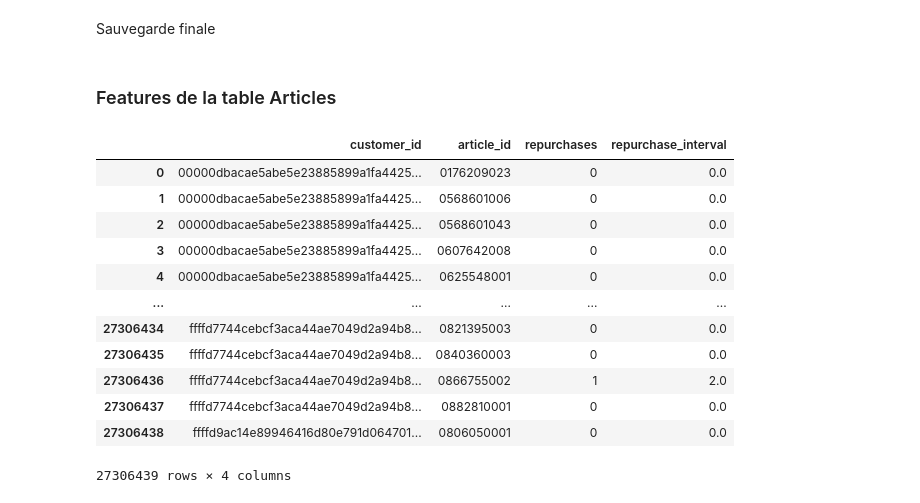
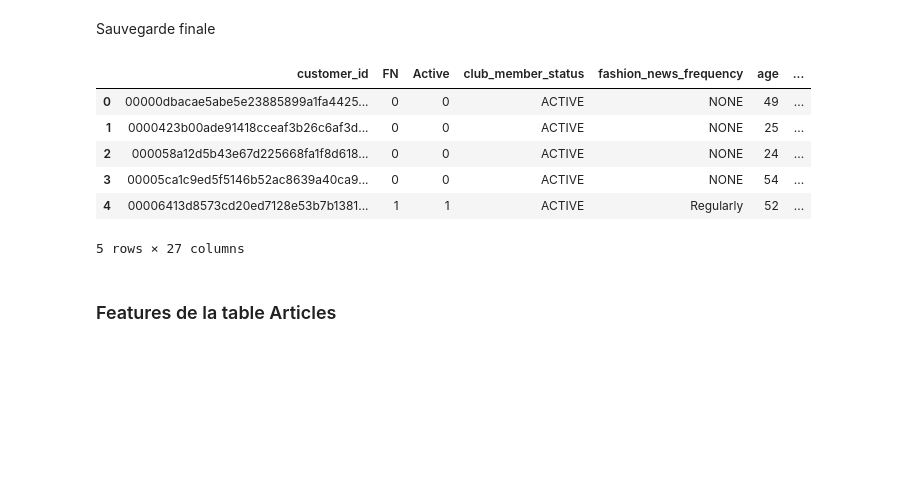
Before and after one commit to treb93/pyhm, a Jupyter notebook: second_iteration_features.ipynb, the cells around one changed output. Cells and saved outputs as stored; diff of their text form; code cells hidden in the pictures; blank space fills up the shorter version.

```diff
--- a/second_iteration_features.ipynb
+++ b/second_iteration_features.ipynb
@@ -255,7 +250,23 @@ customers['group'] = clusters
+# %%
+postal_code_groups = pd.read_pickle('pickles/postal_code_groups.pkl')
+# %%
+customers = customers.merge(postal_code_groups, on = 'postal_code', how = 'left')
+# %%
+customers.drop(columns = 'postal_code', axis = 1, inplace = True)
 # %% [markdown]
 Sauvegarde finale
 # %%
 customers.to_pickle('pickles/customers_second_iteration.pkl')
+# %%
+customers.head(5)
+# %% [output]
+|  | customer_id | FN | Active | club_member_status | fashion_news_frequency | age | ... |
+| 0 | 00000dbacae5abe5e23885899a1fa4425... | 0 | 0 | ACTIVE | NONE | 49 | ... |
+| 1 | 0000423b00ade91418cceaf3b26c6af3d... | 0 | 0 | ACTIVE | NONE | 25 | ... |
+| 2 | 000058a12d5b43e67d225668fa1f8d618... | 0 | 0 | ACTIVE | NONE | 24 | ... |
+| 3 | 00005ca1c9ed5f5146b52ac8639a40ca9... | 0 | 0 | ACTIVE | NONE | 54 | ... |
+| 4 | 00006413d8573cd20ed7128e53b7b1381... | 1 | 1 | ACTIVE | Regularly | 52 | ... |
+5 rows × 27 columns
 # %% [markdown]
 ### Features de la table Articles
 # %%
@@ -264,23 +279,5 @@ customer_purchases = pd.read_pickle('pickles/customer_purchases.pkl')
 article_purchases = customer_purchases[['customer_id','article_id','purchases','first_purchase_day','last_purchase_day', 'repurchases', 'repurchase_interval']]
 # %%
 article_purchases.to_pickle('pickles/article_purchases.pkl')
-# %%
-article_purchases = pd.read_pickle('pickles/article_purchases.pkl')
-article_purchases.drop(['first_purchase_day', 'last_purchase_day'], 1, inplace = True)
-article_purchases
-# %% [output]
-|  | customer_id | article_id | repurchases | repurchase_interval |
-| 0 | 00000dbacae5abe5e23885899a1fa4425... | 0176209023 | 0 | 0.0 |
-| 1 | 00000dbacae5abe5e23885899a1fa4425... | 0568601006 | 0 | 0.0 |
-| 2 | 00000dbacae5abe5e23885899a1fa4425... | 0568601043 | 0 | 0.0 |
-| 3 | 00000dbacae5abe5e23885899a1fa4425... | 0607642008 | 0 | 0.0 |
-| 4 | 00000dbacae5abe5e23885899a1fa4425... | 0625548001 | 0 | 0.0 |
-| ... | ... | ... | ... | ... |
-| 27306434 | ffffd7744cebcf3aca44ae7049d2a94b8... | 0821395003 | 0 | 0.0 |
-| 27306435 | ffffd7744cebcf3aca44ae7049d2a94b8... | 0840360003 | 0 | 0.0 |
-| 27306436 | ffffd7744cebcf3aca44ae7049d2a94b8... | 0866755002 | 1 | 2.0 |
-| 27306437 | ffffd7744cebcf3aca44ae7049d2a94b8... | 0882810001 | 0 | 0.0 |
-| 27306438 | ffffd9ac14e89946416d80e791d064701... | 0806050001 | 0 | 0.0 |
-27306439 rows × 4 columns
 # %%
 customers_features = pd.read_pickle('pickles/customers_second_iteration.pkl')
```
Also changed, not shown: parts of 8 cells of this notebook, 4 other files.
